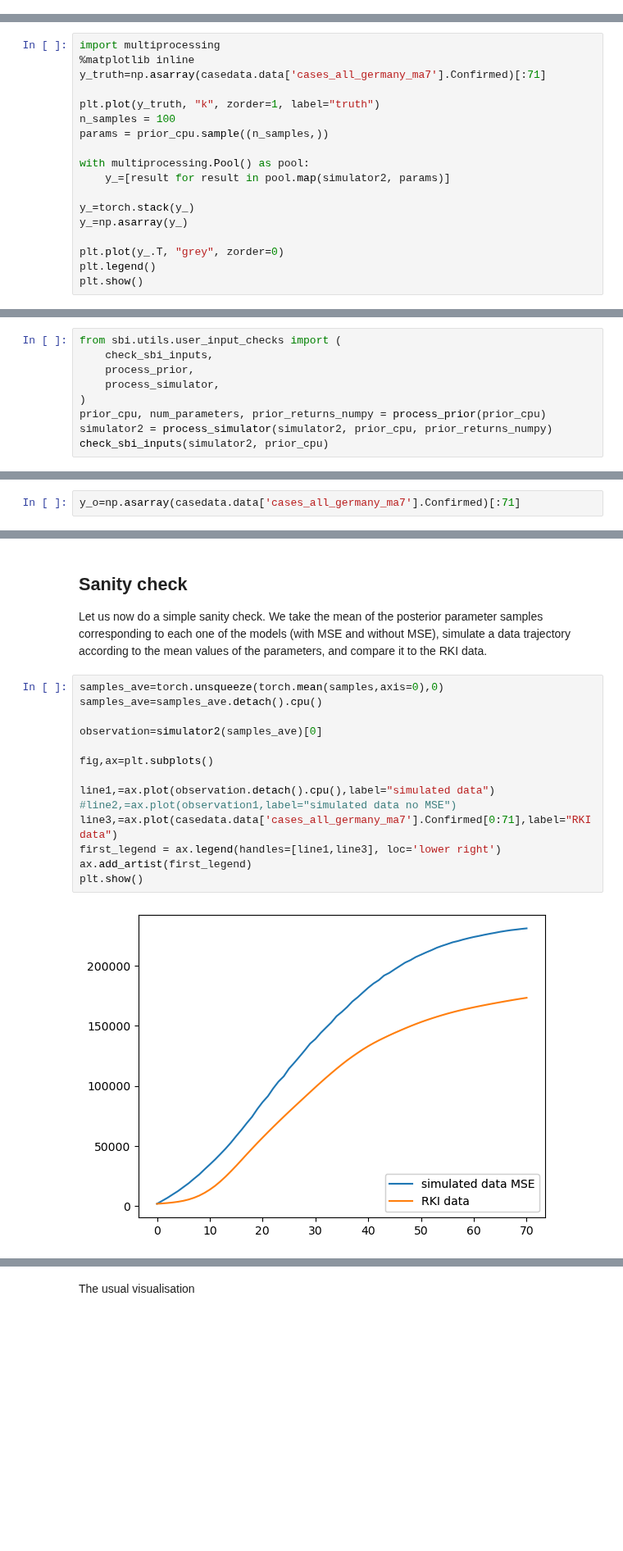
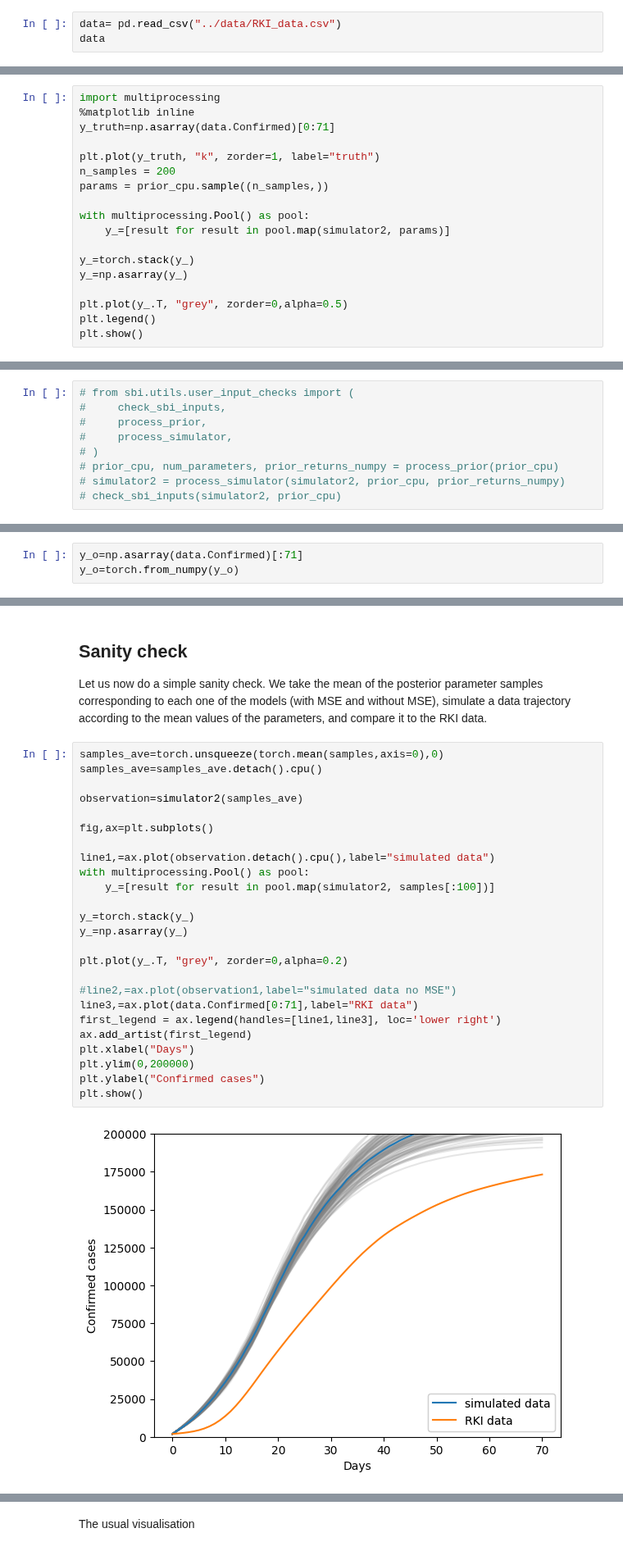
Before and after one commit to albazarova/sbi_intro, a Jupyter notebook: notebooks/5_sbi_example_SEIR.ipynb, the cells around one changed output, grey strips where cells are left out. Shown at 82% size. Saved outputs shown, nothing was run; the diff lists cells and outputs as text; blank space fills up the shorter version.

```diff
--- a/notebooks/5_sbi_example_SEIR.ipynb
+++ b/notebooks/5_sbi_example_SEIR.ipynb
@@ -128,0 +34,3 @@ casedata=CaseData({"cases_all_germany_ma7": pd.DataFrame.from_dict(data=data)})
+# %%
+data= pd.read_csv("../data/RKI_data.csv")
+data
@@ -304,10 +230,10 @@ Looking at the trajectories, we can say, that they can be really off (i.e. lie r
 # %%
 import multiprocessing
 %matplotlib inline
-y_truth=np.asarray(casedata.data['cases_all_germany_ma7'].Confirmed)[:71]
+y_truth=np.asarray(data.Confirmed)[0:71]
 
 plt.plot(y_truth, "k", zorder=1, label="truth")
-n_samples = 100
+n_samples = 200
 params = prior_cpu.sample((n_samples,))
 
 with multiprocessing.Pool() as pool:
@@ -316,7 +242,7 @@ with multiprocessing.Pool() as pool:
 y_=torch.stack(y_)
 y_=np.asarray(y_)
 
-plt.plot(y_.T, "grey", zorder=0)
+plt.plot(y_.T, "grey", zorder=0,alpha=0.5)
 plt.legend()
 plt.show()
 # %% [output]
@@ -383,14 +309,14 @@ inference=SNPE(prior=prior,device=device)
 
 Next, the simulations are run. In this case it is done with a helper function provided by `sbi` called `simulate_for_sbi`. This function allows to parallelize the code with `joblib` by passing the parameter `num_workers` (value `-1` indicates usage of all resources available). This will distribute the simulation over multiple cpus within one node. Later, we will talk about distributing simulations over multiple nodes. For that one would need to use a `ray` backend within `joblib`.
 # %%
-from sbi.utils.user_input_checks import (
-    check_sbi_inputs,
-    process_prior,
-    process_simulator,
-)
-prior_cpu, num_parameters, prior_returns_numpy = process_prior(prior_cpu)
-simulator2 = process_simulator(simulator2, prior_cpu, prior_returns_numpy)
-check_sbi_inputs(simulator2, prior_cpu)
+# from sbi.utils.user_input_checks import (
+#     check_sbi_inputs,
+#     process_prior,
+#     process_simulator,
+# )
+# prior_cpu, num_parameters, prior_returns_numpy = process_prior(prior_cpu)
+# simulator2 = process_simulator(simulator2, prior_cpu, prior_returns_numpy)
+# check_sbi_inputs(simulator2, prior_cpu)
 # %%
 num_sims = 10000
 theta, x = simulate_for_sbi(simulator2, proposal=prior_cpu, num_simulations=num_sims,num_workers=-1)
@@ -416,7 +342,8 @@ posterior = inference.build_posterior(density_estimator)
 
 From this point onwards we perform all the same steps as before for drawing inference from an observation. We define our observation, which corresponds to the cumulative COVID-19 cases first 70 days of the pandemic
 # %%
-y_o=np.asarray(casedata.data['cases_all_germany_ma7'].Confirmed)[:71]
+y_o=np.asarray(data.Confirmed)[:71]
+y_o=torch.from_numpy(y_o)
 # %% [markdown]
 What sampling from the posterior actually does, along with sampling from the inferred distribution, is direct posterior sampling, i.e. making sure that the samples are within the support of the prior. If too few samples are accepted, you will get a corresponding warning as well as a suggestion to change the sampling algorithm to MCMC (test it passing the `nsf` as a density estimator)
 # %%
@@ -438,17 +368,28 @@ Let us now do a simple sanity check. We take the mean of the posterior parameter
 # %%
 samples_ave=torch.unsqueeze(torch.mean(samples,axis=0),0)
 samples_ave=samples_ave.detach().cpu()
 
-observation=simulator2(samples_ave)[0]
+observation=simulator2(samples_ave)
 
 fig,ax=plt.subplots()
 
 line1,=ax.plot(observation.detach().cpu(),label="simulated data")
+with multiprocessing.Pool() as pool:
+    y_=[result for result in pool.map(simulator2, samples[:100])]
+
+y_=torch.stack(y_)
+y_=np.asarray(y_)
+
+plt.plot(y_.T, "grey", zorder=0,alpha=0.2)
+
 #line2,=ax.plot(observation1,label="simulated data no MSE")
-line3,=ax.plot(casedata.data['cases_all_germany_ma7'].Confirmed[0:71],label="RKI data")
+line3,=ax.plot(data.Confirmed[0:71],label="RKI data")
 first_legend = ax.legend(handles=[line1,line3], loc='lower right')
 ax.add_artist(first_legend)
+plt.xlabel("Days")
+plt.ylim(0,200000)
+plt.ylabel("Confirmed cases")
 plt.show()
 # %% [output]
-[figure, old version]
+[figure, new version]
 # %% [markdown]
```
Also changed, not shown: parts of 26 cells of this notebook, 1 other file.
